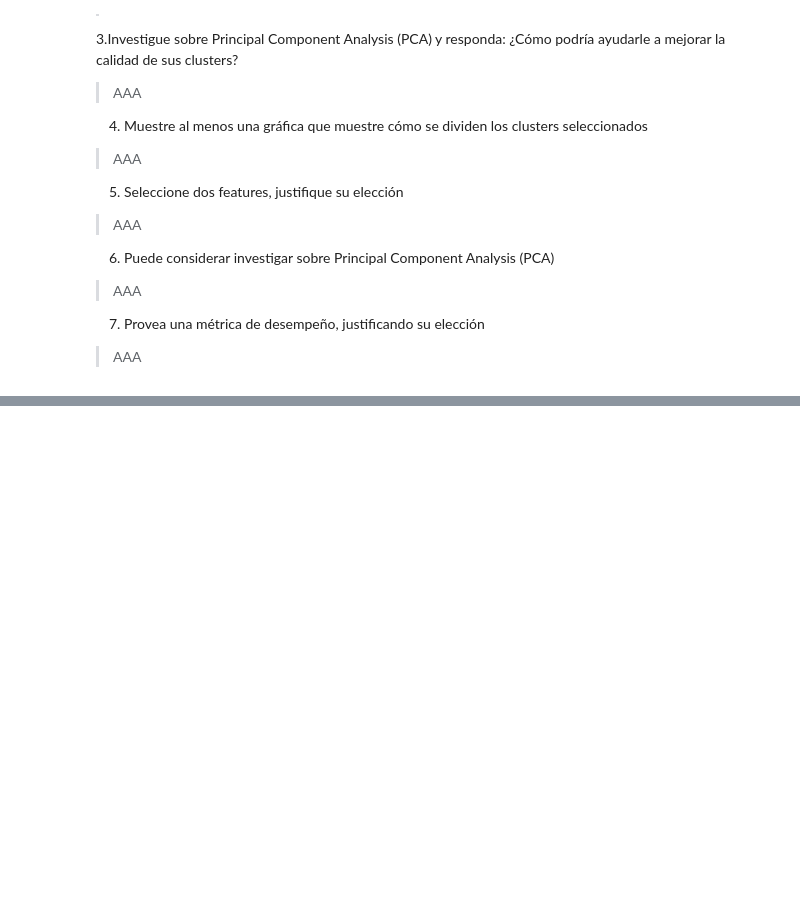
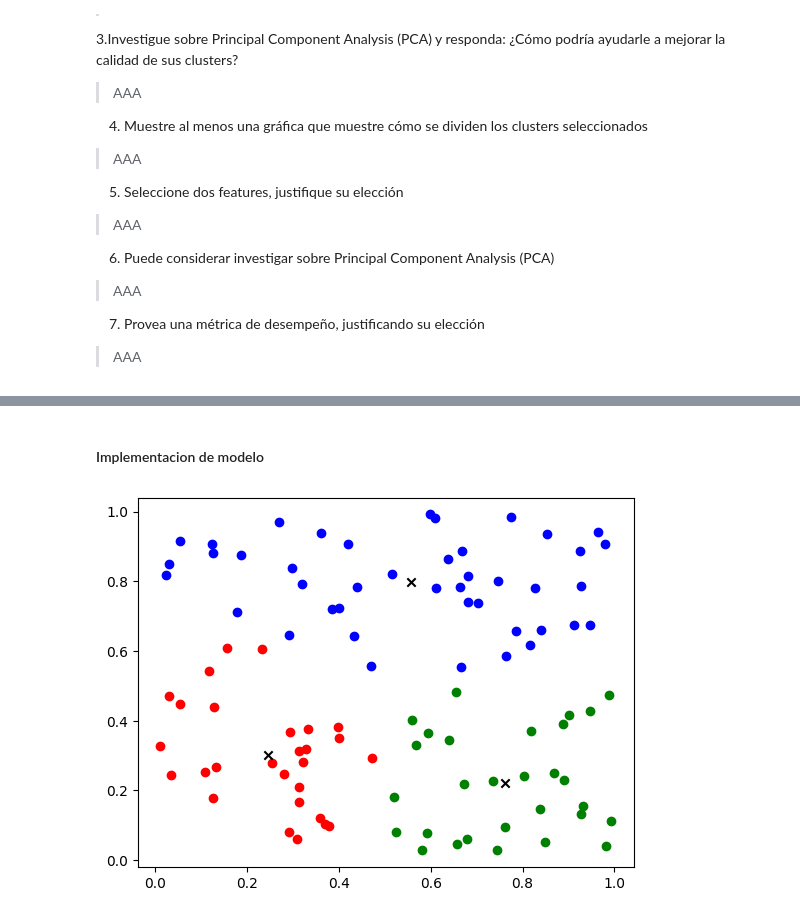
Before and after one commit to 20Candy/Lab7IA, a Jupyter notebook: ClientesBanco.ipynb, the cells around one changed output, grey strips where cells are left out. Saved outputs shown, nothing was run; the diff lists cells and outputs as text; code cells hidden in the pictures; blank space fills up the shorter version.

```diff
--- a/ClientesBanco.ipynb
+++ b/ClientesBanco.ipynb
@@ -239,0 +237,48 @@ print('Tamaño de los datos de test:',X_test.shape)
+# %% [markdown]
+#### Implementacion de modelo
+# %%
+#modelo K-means
+
+import numpy as np
+import matplotlib.pyplot as plt
+
+def initialize_centroids(X, K):
+    # Inicializar los centroides al azar a partir de los puntos de datos
+    centroids = X[np.random.choice(X.shape[0], K, replace=False), :]
+    return centroids
+
+def assign_clusters(X, centroids):
+    # Asignar cada punto de datos al clúster más cercano
+    distances = np.sqrt(np.sum((X - centroids[:, np.newaxis])**2, axis=2))
+    cluster_assignments = np.argmin(distances, axis=0)
+    return cluster_assignments
+
+def update_centroids(X, cluster_assignments, K):
+    # Calcular nuevos centroides a partir de los puntos de datos en cada clúster
+    centroids = np.zeros((K, X.shape[1]))
+    for i in range(K):
+        centroids[i,:] = np.mean(X[cluster_assignments == i, :], axis=0)
+    return centroids
+
+def kmeans(X, K, max_iters=100):
+    centroids = initialize_centroids(X, K)
+    for i in range(max_iters):
+        cluster_assignments = assign_clusters(X, centroids)
+        new_centroids = update_centroids(X, cluster_assignments, K)
+        if np.allclose(centroids, new_centroids):
+            break
+        centroids = new_centroids
+    return centroids, cluster_assignments
+
+X = X_train
+K = 3 # Número de clústeres
+centroids, cluster_assignments = kmeans(X, K)
+
+# Visualización de los resultados
+colors = ['r', 'g', 'b']
+for i in range(K):
+    plt.scatter(X[cluster_assignments == i, 0], X[cluster_assignments == i, 1], color=colors[i])
+    plt.scatter(centroids[i, 0], centroids[i, 1], color='k', marker='x')
+plt.show()
+# %% [output]
+[figure, added]
```
Also changed, not shown: parts of 9 cells of this notebook.
